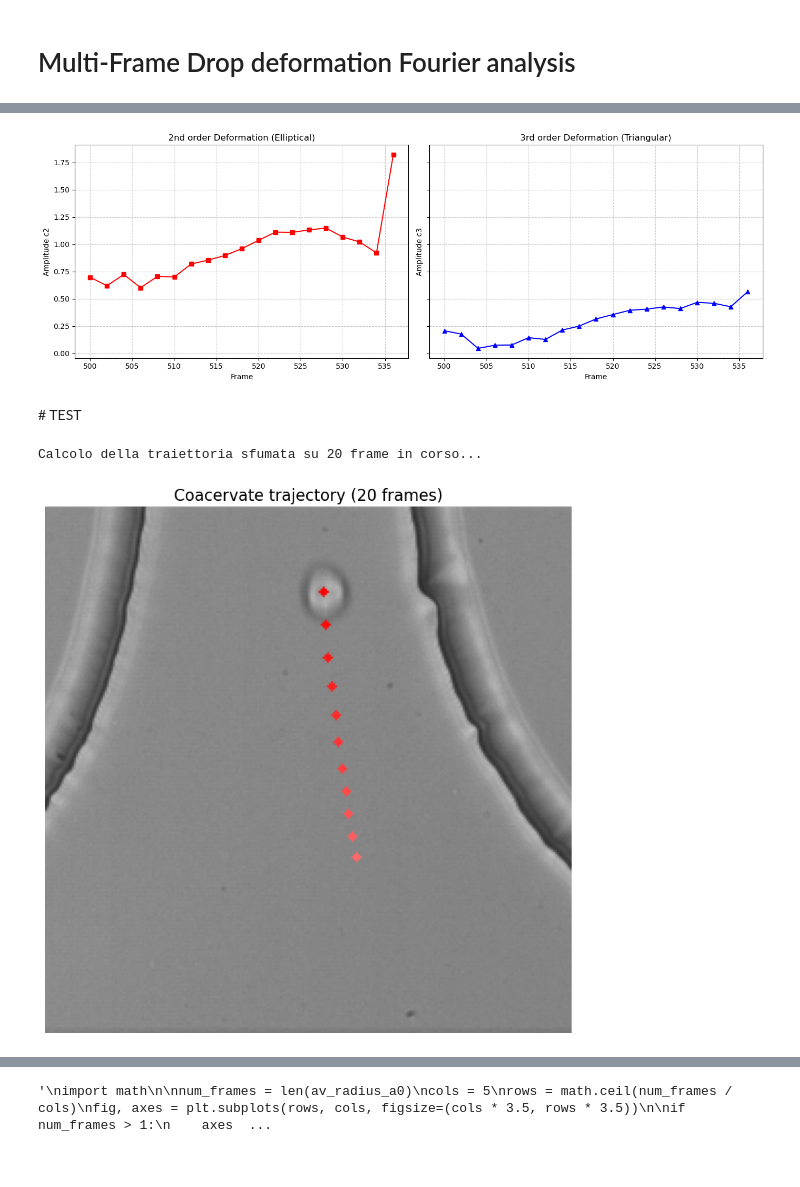
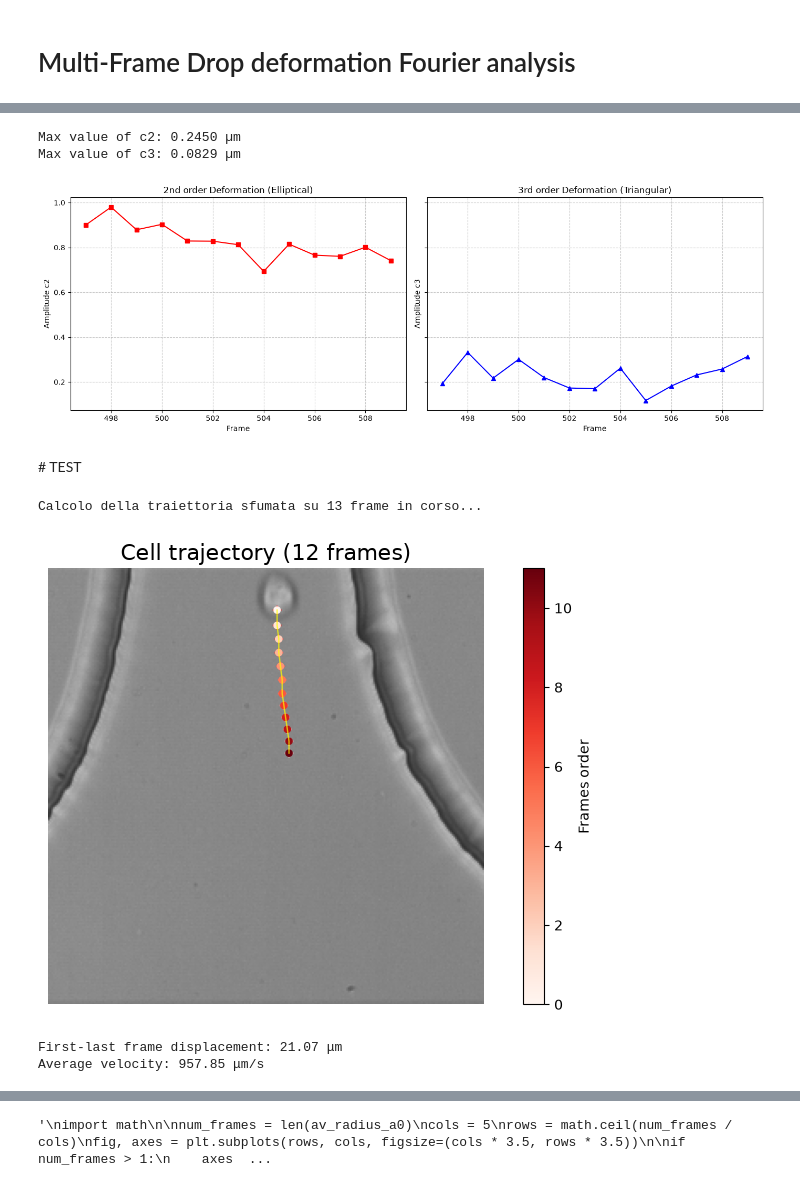
Before and after one commit to AsiLuca/Rheoflu_scripts, a Jupyter notebook: Fourier_decomp/multiframe/Fourier_multiframe_sequence_cells.ipynb, the cells around one changed output, grey strips where cells are left out. Cells and saved outputs as stored; diff of their text form; code cells hidden in the pictures.

Commit message:
strain delle cellule e stress, calcolo degli ordini di grandezza

```diff
--- a/Fourier_decomp/multiframe/Fourier_multiframe_sequence_cells.ipynb
+++ b/Fourier_decomp/multiframe/Fourier_multiframe_sequence_cells.ipynb
@@ -19,23 +20,28 @@ from fourier_functions import analyze_frame_fourier_complete, track_droplet_temp
 # ==========================================
 # 1. INPUT PARAMETERS BY USER
 # ==========================================
-folder_path = '/Volumes/Elements/Rheoflu/Luca/20250918_cellTHP1Paolo_test1/20250918_CellTHP1_100w_60h_08muls_chirp/constriction7'
+#folder_path =  Path('/Volumes/Elements/Rheoflu/Luca/20250918_cellTHP1Paolo_test1/20250918_CellTHP1_100w_60h_08muls_chirp/constriction7')
+folder_path =  Path(r"F:\Luca_Data\20250918_cellTHP1Paolo_test1\20250918_CellTHP1_100w_60h_08muls_chirp\constriction7")
 format = '*.tif'
-output_folder = '/Users/lucaasinari/Desktop/Tesi ESPCI/script_rheoflu/results/cell_constriction7'
+#output_folder = '/Users/lucaasinari/Desktop/Tesi ESPCI/script_rheoflu/results/cell_constriction7'
+output_folder = Path(r"results/cell_constriction7")
 os.makedirs(output_folder, exist_ok=True)
 
 #image_path = '/Volumes/Elements/Rheoflu/Luca/20250918_cellTHP1Paolo_test1/20250918_CellTHP1_100w_60h_08muls_chirp/constriction7/cell0000002.tif'
+first_frame = 497
+last_frame = 510
+step = 1
 
-first_frame = 500
-last_frame = 540
-step = 20
+pixel_size_um = .25
+frame_rate = 500
 
 #Template informations
-image_path_referenceframe = '/Volumes/Elements/Rheoflu/Luca/20250918_cellTHP1Paolo_test1/20250918_CellTHP1_100w_60h_08muls_chirp/constriction7/constriction7011809.tif'
+#image_path_referenceframe = '/Volumes/Elements/Rheoflu/Luca/20250918_cellTHP1Paolo_test1/20250918_CellTHP1_100w_60h_08muls_chirp/constriction7/constriction7011809.tif'
+image_path_referenceframe = Path(r"F:\Luca_Data\20250918_cellTHP1Paolo_test1\20250918_CellTHP1_100w_60h_08muls_chirp\constriction7\constriction7011809.tif")
 y_center = 97
 x_center = 139
 radius = 18
-gray_img1 = cv2.cvtColor(cv2.imread(image_path_referenceframe), cv2.COLOR_BGR2GRAY)
+gray_img1 = cv2.imread(str(image_path_referenceframe),cv2.IMREAD_UNCHANGED)
 template = gray_img1[int(y_center - radius) : int(y_center + radius), int(x_center - radius) : int(x_center + radius)]
 plt.figure()
 plt.imshow(template, cmap='gray')
@@ -242,6 +259,9 @@ print(f"✅ Metadati JSON salvati in: {json_path}")
 # ----------------------------------------------------
 asse_temporale = np.arange(first_frame, last_frame, step)
 asse = asse_temporale[:len(amp_ord2)]
+
+print(f"Max value of c2: {np.max(amp_ord2)*pixel_size_um:.4f} µm")
+print(f"Max value of c3: {np.max(amp_ord3)*pixel_size_um:.4f} µm")
 
 fig, (ax1, ax2) = plt.subplots(1, 2, figsize=(14, 5), sharey=True)
 
@@ -262,18 +282,15 @@ ax2.grid(True, linestyle='--', alpha=0.7)
 plt.tight_layout()
 plt.show()
 # %% [output]
+Max value of c2: 0.2450 µm
+Max value of c3: 0.0829 µm
-[figure, old version]
+[figure, new version]
 # %% [markdown]
 # TEST
 # %%
 # ----------------------------------------------------
 # VISUALIZZAZIONE TRAIETTORIA SU PRIMO FRAME (CON SFUMATURA DI COLORE)
 # ----------------------------------------------------
-import matplotlib.pyplot as plt
-from skimage import io
-import cv2
-import numpy as np
-
 # 1. Carica il primo frame come base per il disegno
 image_path_referenceframe = selected_frames[0]
 img_primo = io.imread(image_path_referenceframe)
@@ -291,45 +308,77 @@ N_frames = len(selected_frames)
 print(f"Calcolo della traiettoria sfumata su {N_frames} frame in corso...")
 
 # 2. Cicla con 'enumerate' per sapere l'indice (idx) di ogni frame
+trajectory_points = []
+trajectory_frame_indices = []
+
 for idx, img_path in enumerate(selected_frames):
     img_curr = io.imread(img_path)
 
     if img_curr.ndim == 3:
         gray = cv2.cvtColor(img_curr, cv2.COLOR_BGR2GRAY)
     else:
         gray = img_curr.copy()
 
     result = cv2.matchTemplate(gray, template, cv2.TM_CCOEFF_NORMED)
     min_val, max_val, min_loc, max_loc = cv2.minMaxLoc(result)
 
     if max_val >= threshold:
         x_center = max_loc[0] + (w // 2)
         y_center = max_loc[1] + (h // 2)
+        trajectory_points.append((x_center, y_center))
+        trajectory_frame_indices.append(idx)
 
         # --- COLORE SFUMATO---
         # progress andrà da 0.0 (primo frame) a 1.0 (ultimo frame)
         progress = idx / max(1, N_frames - 1)
 
         # Il Canale Rosso (R) è sempre al massimo (255)
         # Il Verde (G) e il Blu (B) salgono gradualmente da 0 a 200
         # Risultato: Rosso scuro -> Rosso normale -> Rosso chiaro / Rosato
         R = 255
         G = int(progress * 200)
         B = int(progress * 200)
 
         # Disegna il puntino col colore calcolato
         cv2.circle(img_traj, (x_center, y_center), radius=2, color=(R, G, B), thickness=-1)
 
 # 3. Plot finale
-plt.figure(figsize=(10, 8))
-plt.imshow(img_traj)
-plt.title(f"Coacervate trajectory ({N_frames} frames)", fontsize=16)
-plt.axis("off")
+if not trajectory_points:
+    raise ValueError("No valid cell centers detected.")
+
+xs, ys = np.array(trajectory_points).T
+
+fig, ax = plt.subplots(figsize=(8, 5))
+ax.imshow(img_traj)
+ax.plot(xs, ys, color="yellow", alpha=0.7, linewidth=1)
+points = ax.scatter(xs, ys, c=np.arange(len(xs)), cmap="Reds", s=20)
+fig.colorbar(points, ax=ax, label="Frames order")
+
+ax.set_title(f"Cell trajectory ({len(xs)} frames)", fontsize=16)
+ax.axis("off")
 plt.tight_layout()
 plt.show()
+
+if len(trajectory_points) < 2:
+    raise ValueError("Servono almeno due rilevamenti validi per calcolare la velocità.")
+
+x0, y0 = trajectory_points[0]
+x1, y1 = trajectory_points[-1]
+
+distance_px = np.hypot(x1 - x0, y1 - y0)
+elapsed_time_s = (
+    trajectory_frame_indices[-1] - trajectory_frame_indices[0]
+) / frame_rate
+
+average_velocity_um_s = distance_px * pixel_size_um / elapsed_time_s
+
+print(f"First-last frame displacement: {distance_px* pixel_size_um :.2f} μm")
+print(f"Average velocity: {average_velocity_um_s:.2f} μm/s")
 # %% [output]
-Calcolo della traiettoria sfumata su 20 frame in corso...
+Calcolo della traiettoria sfumata su 13 frame in corso...
-[figure, old version]
+[figure, new version]
+First-last frame displacement: 21.07 μm
+Average velocity: 957.85 μm/s
 # %%
 # ----------------------------------------------------
 # VISUALIZZAZIONE PRIMO E ULTIMO FRAME
```
Also changed, not shown: parts of 7 cells of this notebook, 3 other files.
